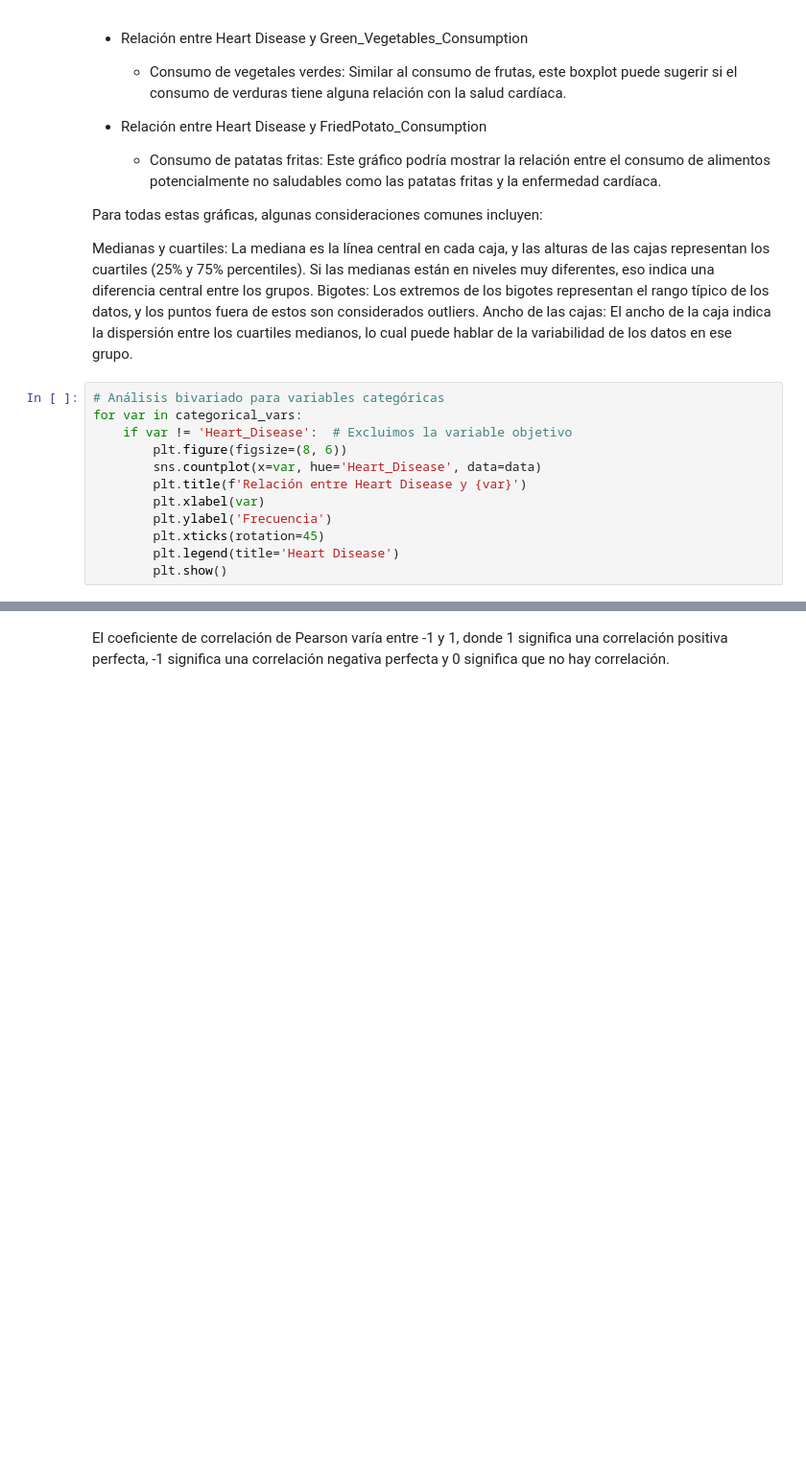
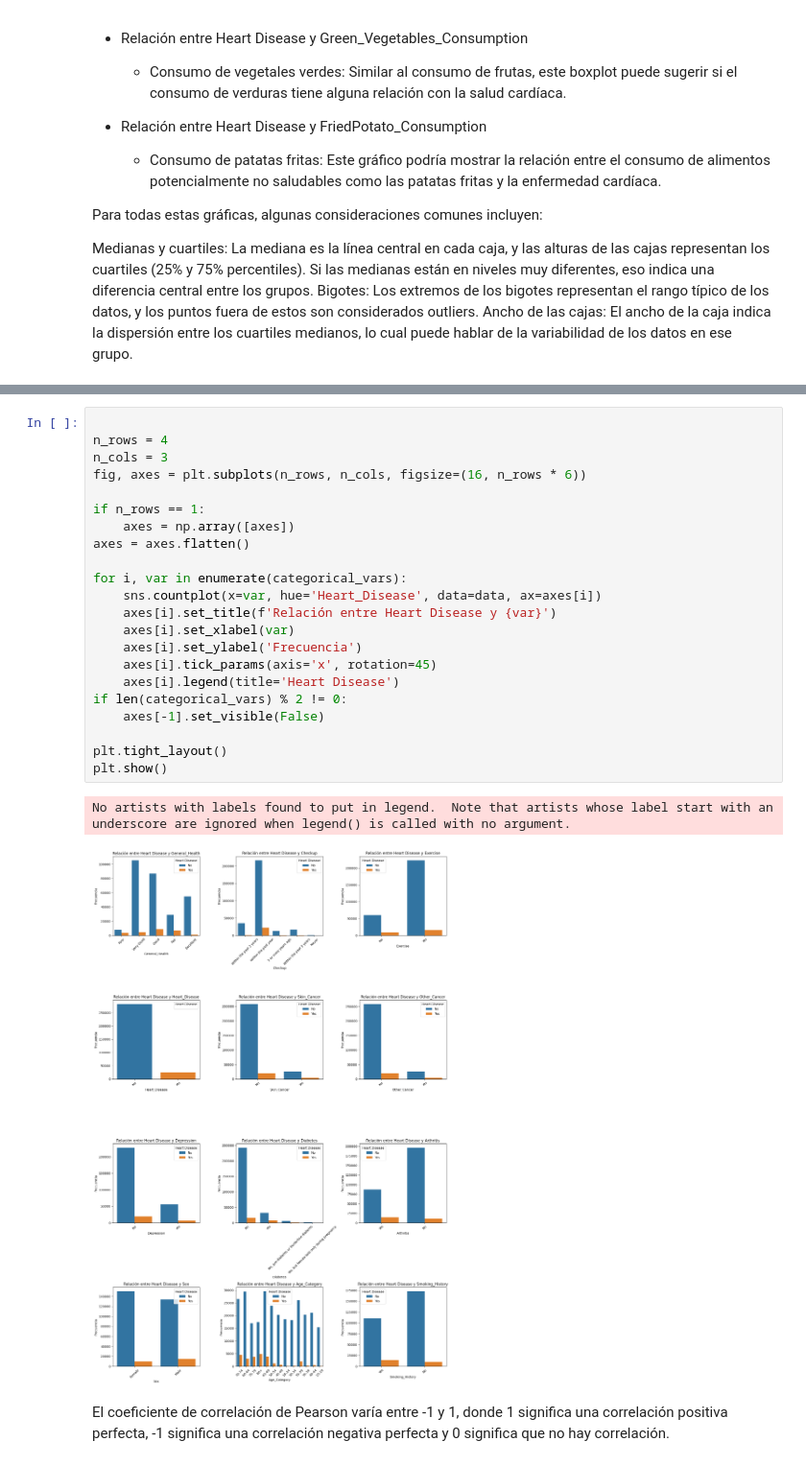
Before and after one commit to ClaraMirandaGarcia/analisisDatos, a Jupyter notebook: practica_alzheimer/practica_V5.ipynb, the cells around one changed output, grey strips where cells are left out. Shown at 96% size. Cells and saved outputs as stored; diff of their text form; blank space fills up the shorter version.

```diff
--- a/practica_alzheimer/practica_V5.ipynb
+++ b/practica_alzheimer/practica_V5.ipynb
@@ -272,15 +290,3 @@ Para todas estas gráficas, algunas consideraciones comunes incluyen:
 Medianas y cuartiles: La mediana es la línea central en cada caja, y las alturas de las cajas representan los cuartiles (25% y 75% percentiles). Si las medianas están en niveles muy diferentes, eso indica una diferencia central entre los grupos.
 Bigotes: Los extremos de los bigotes representan el rango típico de los datos, y los puntos fuera de estos son considerados outliers.
 Ancho de las cajas: El ancho de la caja indica la dispersión entre los cuartiles medianos, lo cual puede hablar de la variabilidad de los datos en ese grupo.
-# %%
-# Análisis bivariado para variables categóricas
-for var in categorical_vars:
-    if var != 'Heart_Disease':  # Excluimos la variable objetivo
-        plt.figure(figsize=(8, 6))
-        sns.countplot(x=var, hue='Heart_Disease', data=data)
-        plt.title(f'Relación entre Heart Disease y {var}')
-        plt.xlabel(var)
-        plt.ylabel('Frecuencia')
-        plt.xticks(rotation=45)
-        plt.legend(title='Heart Disease')
-        plt.show()
@@ -299,3 +293,28 @@ for var in categorical_vars:
+# %%
+
+n_rows = 4
+n_cols = 3
+fig, axes = plt.subplots(n_rows, n_cols, figsize=(16, n_rows * 6))
+
+if n_rows == 1:
+    axes = np.array([axes])
+axes = axes.flatten()
+
+for i, var in enumerate(categorical_vars):
+    sns.countplot(x=var, hue='Heart_Disease', data=data, ax=axes[i])
+    axes[i].set_title(f'Relación entre Heart Disease y {var}')
+    axes[i].set_xlabel(var)
+    axes[i].set_ylabel('Frecuencia')
+    axes[i].tick_params(axis='x', rotation=45)
+    axes[i].legend(title='Heart Disease')
+if len(categorical_vars) % 2 != 0:
+    axes[-1].set_visible(False)
+
+plt.tight_layout()
+plt.show()
+# %% [output]
+No artists with labels found to put in legend.  Note that artists whose label start with an underscore are ignored when legend() is called with no argument.
+[figure, added]
 # %% [markdown]
  El coeficiente de correlación de Pearson varía entre -1 y 1, donde 1 significa una correlación positiva perfecta, -1 significa una correlación negativa perfecta y 0 significa que no hay correlación.
 # %%
```
Also changed, not shown: parts of 13 cells of this notebook, 2 other files.
